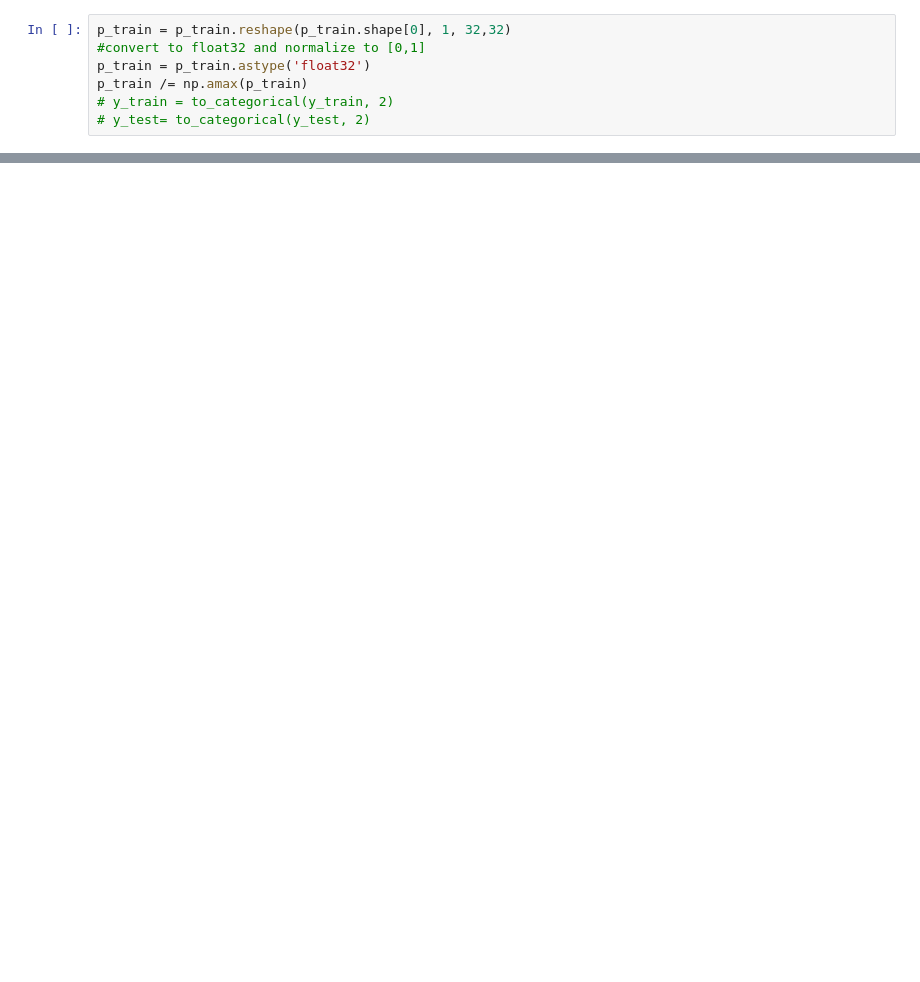
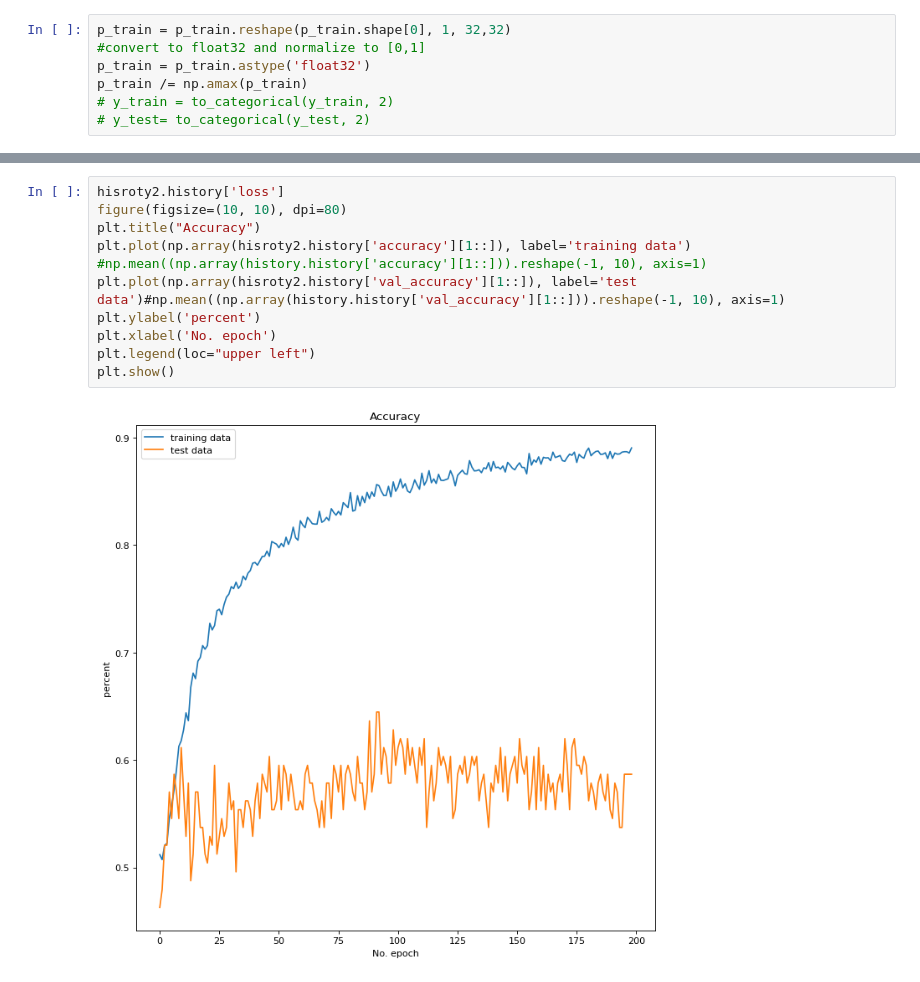
Before and after one commit to hirsho95/test_demo, a Jupyter notebook: neural_net.ipynb, the cells around one changed output, grey strips where cells are left out. Saved outputs shown, nothing was run; the diff lists cells and outputs as text; blank space fills up the shorter version.

```diff
--- a/neural_net.ipynb
+++ b/neural_net.ipynb
@@ -641,0 +662,12 @@ Detected at node 'gradient_tape/sequential_115/conv2d_4/Conv2D/Conv2DBackpropFil
+# %%
+hisroty2.history['loss']
+figure(figsize=(10, 10), dpi=80)
+plt.title("Accuracy")
+plt.plot(np.array(hisroty2.history['accuracy'][1::]), label='training data') #np.mean((np.array(history.history['accuracy'][1::])).reshape(-1, 10), axis=1)
+plt.plot(np.array(hisroty2.history['val_accuracy'][1::]), label='test data')#np.mean((np.array(history.history['val_accuracy'][1::])).reshape(-1, 10), axis=1)
+plt.ylabel('percent')
+plt.xlabel('No. epoch')
+plt.legend(loc="upper left")
+plt.show()
+# %% [output]
+[figure, added]
```
Also changed, not shown: parts of 10 cells of this notebook.
